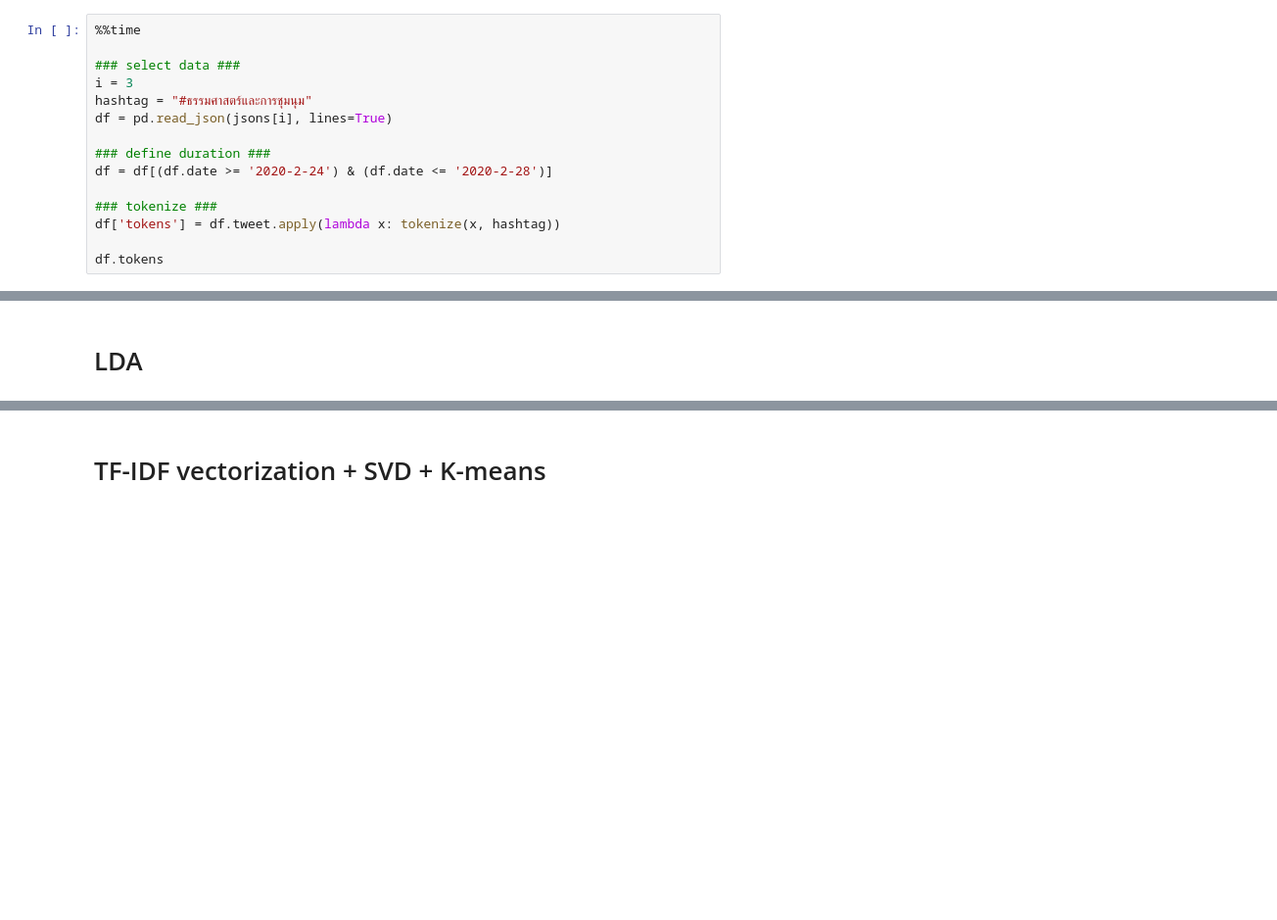
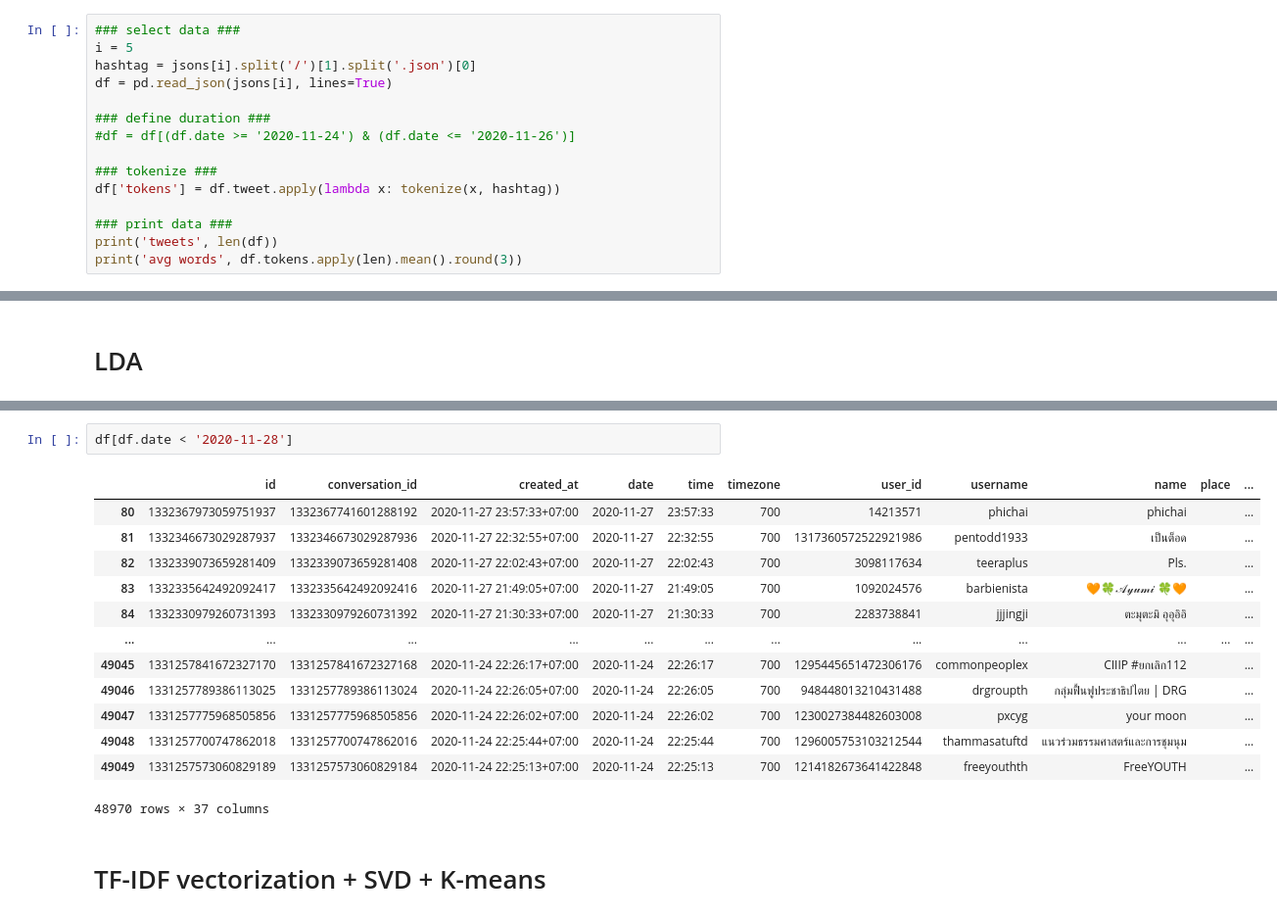
Before and after one commit to nozomiyamada/twitter_analysis, a Jupyter notebook: topicmodel.ipynb, the cells around one changed output, grey strips where cells are left out. Shown: that part at 98% size. Saved outputs shown, nothing was run; the diff lists cells and outputs as text; blank space fills up the shorter version.

```diff
--- a/topicmodel.ipynb
+++ b/topicmodel.ipynb
@@ -38,16 +67,16 @@ for i, f in enumerate(jsons):
 # %%
-%%time
-
 ### select data ###
-i = 3
-hashtag = "#ธรรมศาสตร์และการชุมนุม"
+i = 5
+hashtag = jsons[i].split('/')[1].split('.json')[0]
 df = pd.read_json(jsons[i], lines=True)
 
 ### define duration ###
-df = df[(df.date >= '2020-2-24') & (df.date <= '2020-2-28')]
+#df = df[(df.date >= '2020-11-24') & (df.date <= '2020-11-26')]
 
 ### tokenize ###
 df['tokens'] = df.tweet.apply(lambda x: tokenize(x, hashtag))
 
-df.tokens
+### print data ###
+print('tweets', len(df))
+print('avg words', df.tokens.apply(len).mean().round(3))
 # %% [output]
@@ -127,3 +219,19 @@ for i in range(10):
+# %%
+df[df.date < '2020-11-28']
+# %% [output]
+|  | id | conversation_id | created_at | date | time | timezone | user_id | username | name | place | ... |
+| 80 | 1332367973059751937 | 1332367741601288192 | 2020-11-27 23:57:33+07:00 | 2020-11-27 | 23:57:33 | 700 | 14213571 | phichai | phichai |  | ... |
+| 81 | 1332346673029287937 | 1332346673029287936 | 2020-11-27 22:32:55+07:00 | 2020-11-27 | 22:32:55 | 700 | 1317360572522921986 | pentodd1933 | เป็นต็อด |  | ... |
+| 82 | 1332339073659281409 | 1332339073659281408 | 2020-11-27 22:02:43+07:00 | 2020-11-27 | 22:02:43 | 700 | 3098117634 | teeraplus | Pls. |  | ... |
+| 83 | 1332335642492092417 | 1332335642492092416 | 2020-11-27 21:49:05+07:00 | 2020-11-27 | 21:49:05 | 700 | 1092024576 | barbienista | 🧡🍀𝒜𝓎𝓊𝓂𝒾 🍀🧡 |  | ... |
+| 84 | 1332330979260731393 | 1332330979260731392 | 2020-11-27 21:30:33+07:00 | 2020-11-27 | 21:30:33 | 700 | 2283738841 | jjjingji | ตะมุตะมิ อุอุอิอิ |  | ... |
+| ... | ... | ... | ... | ... | ... | ... | ... | ... | ... | ... | ... |
+| 49045 | 1331257841672327170 | 1331257841672327168 | 2020-11-24 22:26:17+07:00 | 2020-11-24 | 22:26:17 | 700 | 1295445651472306176 | commonpeoplex | CIIIP #ยกเลิก112 |  | ... |
+| 49046 | 1331257789386113025 | 1331257789386113024 | 2020-11-24 22:26:05+07:00 | 2020-11-24 | 22:26:05 | 700 | 948448013210431488 | drgroupth | กลุ่มฟื้นฟูประชาธิปไตย | DRG |  | ... |
+| 49047 | 1331257775968505856 | 1331257775968505856 | 2020-11-24 22:26:02+07:00 | 2020-11-24 | 22:26:02 | 700 | 1230027384482603008 | pxcyg | your moon |  | ... |
+| 49048 | 1331257700747862018 | 1331257700747862016 | 2020-11-24 22:25:44+07:00 | 2020-11-24 | 22:25:44 | 700 | 1296005753103212544 | thammasatuftd | แนวร่วมธรรมศาสตร์และการชุมนุม |  | ... |
+| 49049 | 1331257573060829189 | 1331257573060829184 | 2020-11-24 22:25:13+07:00 | 2020-11-24 | 22:25:13 | 700 | 1214182673641422848 | freeyouthth | FreeYOUTH |  | ... |
+48970 rows × 37 columns
 # %% [markdown]
 # TF-IDF vectorization + SVD + K-means
 # %%
```
Also changed, not shown: parts of 13 cells of this notebook, 3 other files.
